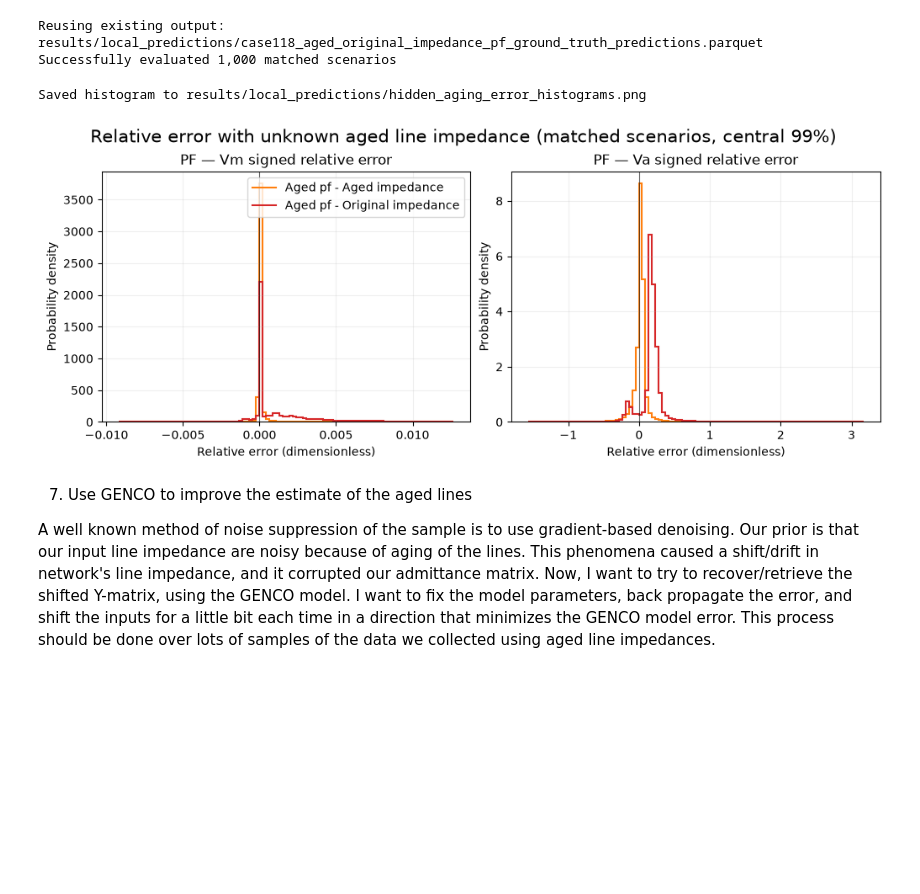
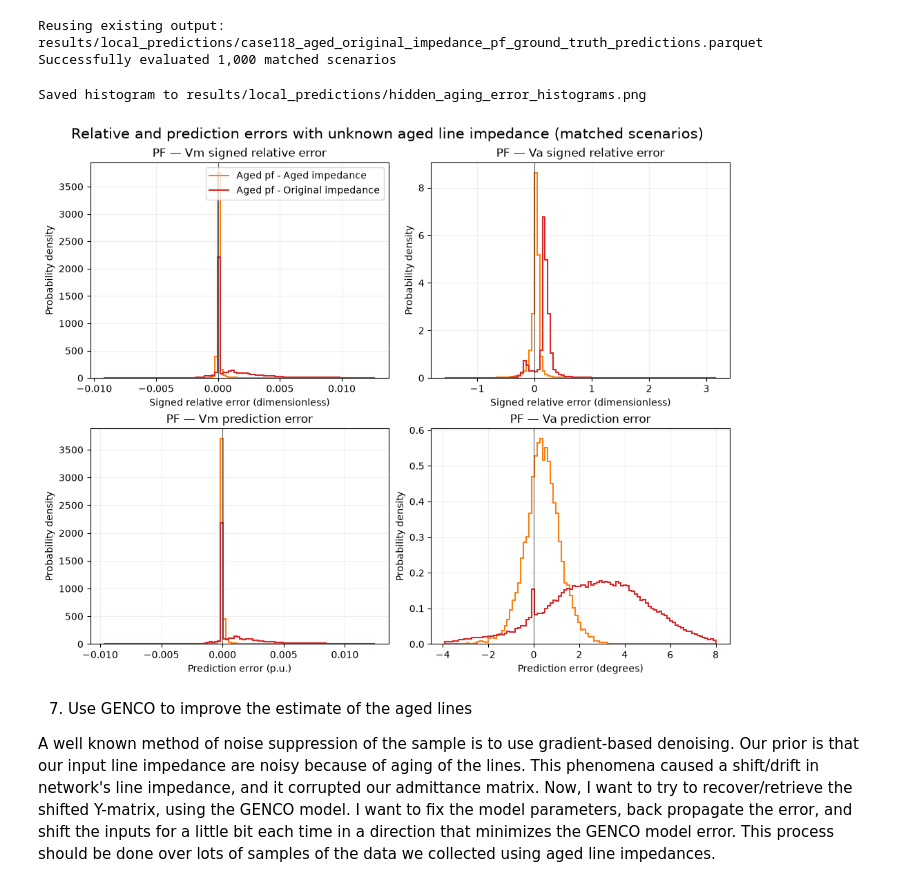
Before and after one commit to mohamad-hasan-sohan-ajini/genco-challenge, a Jupyter notebook: src/1_error_dist.ipynb, the cells around one changed output. Drawn from its saved outputs; the diff is of its cells as text; code cells hidden in the pictures; blank space fills up the shorter version.

```diff
--- a/src/1_error_dist.ipynb
+++ b/src/1_error_dist.ipynb
@@ -521,64 +547,82 @@ Successfully evaluated 1,000 matched scenarios
 # %%
 comparison_colors = {
     "Aged pf - Aged impedance": "tab:orange",
     "Aged pf - Original impedance": "tab:red",
 }
-fig, axes = plt.subplots(1, 2, figsize=(10, 4), constrained_layout=True)
+fig, axes = plt.subplots(2, 2, figsize=(10, 8), constrained_layout=True)
 retained_indices = set(hidden_aging_indices)
 
-for col, (label, (gt_column, pred_column)) in enumerate(error_specs.items()):
+for col, (variable, (gt_column, pred_column, unit)) in enumerate(
+    error_specs.items()
+):
     columns = key_columns + [gt_column, pred_column]
     aged_known = pd.read_parquet(output_paths[AGED_NAME], columns=columns)
     aged_known = aged_known[aged_known["dataset_index"].isin(retained_indices)]
     aged_hidden = pd.read_parquet(
         output_paths[HIDDEN_AGING_NAME], columns=columns
     )
     aged_known = aged_known.reset_index(drop=True)
     aged_hidden = aged_hidden.reset_index(drop=True)
     if not aged_known[key_columns].equals(aged_hidden[key_columns]):
-        raise ValueError(f"Comparison row keys differ for PF {label}")
+        raise ValueError(f"Comparison row keys differ for PF {variable}")
     if not np.allclose(aged_known[gt_column], aged_hidden[gt_column]):
-        raise ValueError(f"Ground truths differ for PF {label}")
+        raise ValueError(f"Ground truths differ for PF {variable}")
 
-    errors = {
-        "Aged pf - Aged impedance": relative_error(
-            aged_known[gt_column], aged_known[pred_column]
-        ),
-        "Aged pf - Original impedance": relative_error(
-            aged_hidden[gt_column], aged_hidden[pred_column]
-        ),
+    errors_by_kind = {
+        "relative": {
+            "Aged pf - Aged impedance": relative_error(
+                aged_known[gt_column], aged_known[pred_column]
+            ),
+            "Aged pf - Original impedance": relative_error(
+                aged_hidden[gt_column], aged_hidden[pred_column]
+            ),
+        },
+        "prediction": {
+            "Aged pf - Aged impedance": prediction_error(
+                aged_known[gt_column], aged_known[pred_column]
+            ),
+            "Aged pf - Original impedance": prediction_error(
+                aged_hidden[gt_column], aged_hidden[pred_column]
+            ),
+        },
     }
-    errors = {name: values[np.isfinite(values)] for name, values in errors.items()}
-    lower = min(np.quantile(error, 0.005) for error in errors.values())
-    upper = max(np.quantile(error, 0.995) for error in errors.values())
-    if lower == upper:
-        lower, upper = lower - 0.5, upper + 0.5
-    bins = np.linspace(lower, upper, 101)
-    ax = axes[col]
-    for name, error in errors.items():
-        density, _ = np.histogram(error, bins=bins, density=True)
-        ax.stairs(
-            density, bins, label=name, color=comparison_colors[name], linewidth=1.5
-        )
-    ax.axvline(0, color="black", linewidth=0.8, alpha=0.6)
-    ax.set_title(f"PF — {label}")
-    ax.set_xlabel("Relative error (dimensionless)")
-    ax.set_ylabel("Probability density")
-    ax.grid(alpha=0.2)
-    if col == 0:
-        ax.legend(loc="upper right")
+    for row, (kind, error_label) in enumerate(plot_rows):
+        errors = {
+            name: values[np.isfinite(values)]
+            for name, values in errors_by_kind[kind].items()
+        }
+        bins = histogram_bins(errors)
+        ax = axes[row, col]
+        for name, error in errors.items():
+            density, _ = np.histogram(error, bins=bins, density=True)
+            ax.stairs(
+                density,
+                bins,
+                label=name,
+                color=comparison_colors[name],
+                linewidth=1.5,
+            )
+        ax.axvline(0, color="black", linewidth=0.8, alpha=0.6)
+        ax.set_title(f"PF — {variable} {error_label.lower()}")
+        x_unit = "dimensionless" if kind == "relative" else unit
+        ax.set_xlabel(f"{error_label} ({x_unit})")
+        ax.set_ylabel("Probability density")
+        ax.grid(alpha=0.2)
+        if row == 0 and col == 0:
+            ax.legend(loc="upper right")
 
 hidden_histogram_path = OUTPUT_DIR / "hidden_aging_error_histograms.png"
 fig.suptitle(
-    "Relative error with unknown aged line impedance (matched scenarios, central 99%)",
+    "Relative and prediction errors with unknown aged line impedance "
+    "(matched scenarios)",
     fontsize=15,
 )
 fig.savefig(hidden_histogram_path, dpi=200, bbox_inches="tight")
 print(f"Saved histogram to {hidden_histogram_path}")
 plt.show()
 # %% [output]
 Saved histogram to results/local_predictions/hidden_aging_error_histograms.png
-[figure, old version]
+[figure, new version]
 # %% [markdown]
 7. Use GENCO to improve the estimate of the aged lines
 
```
Also changed, not shown: parts of 4 cells of this notebook.
